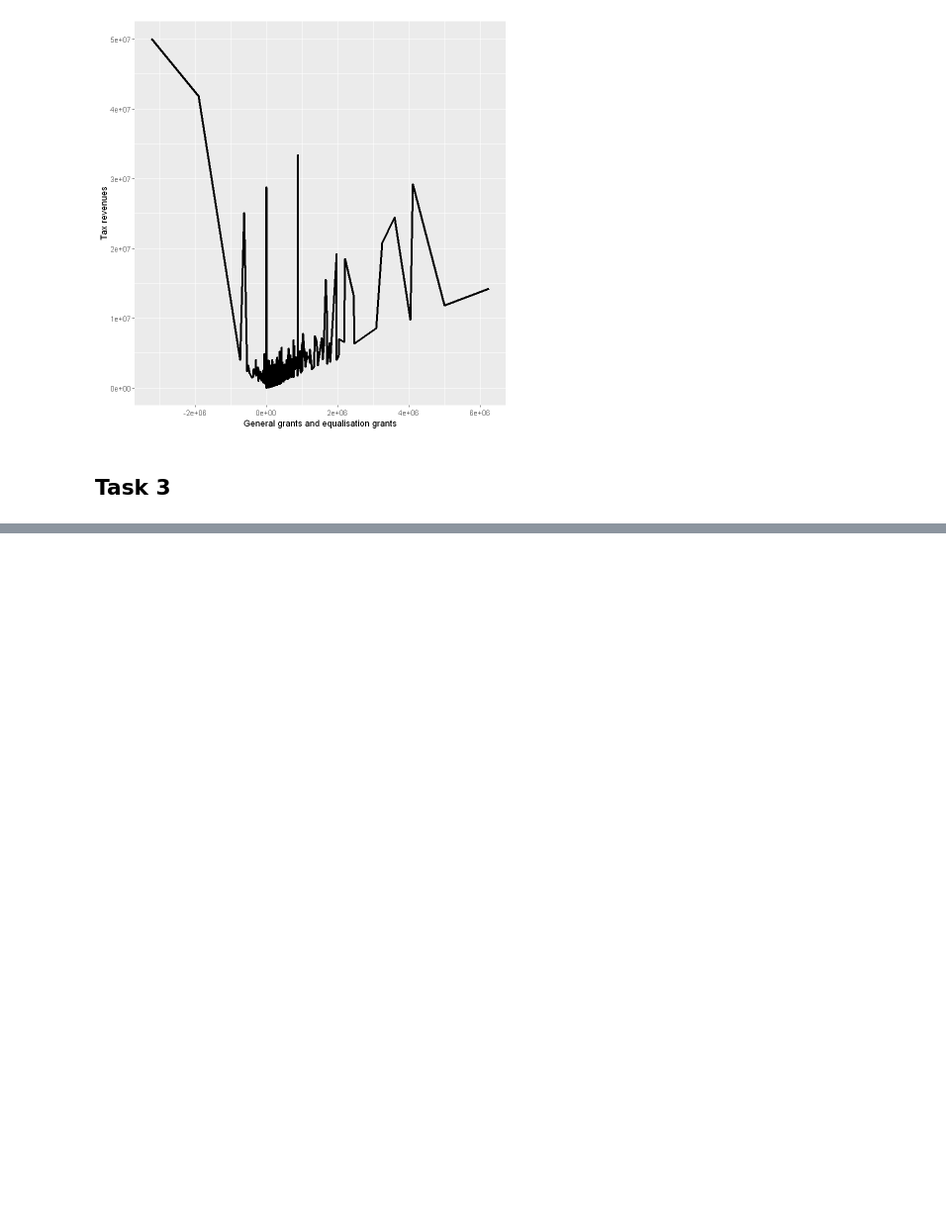
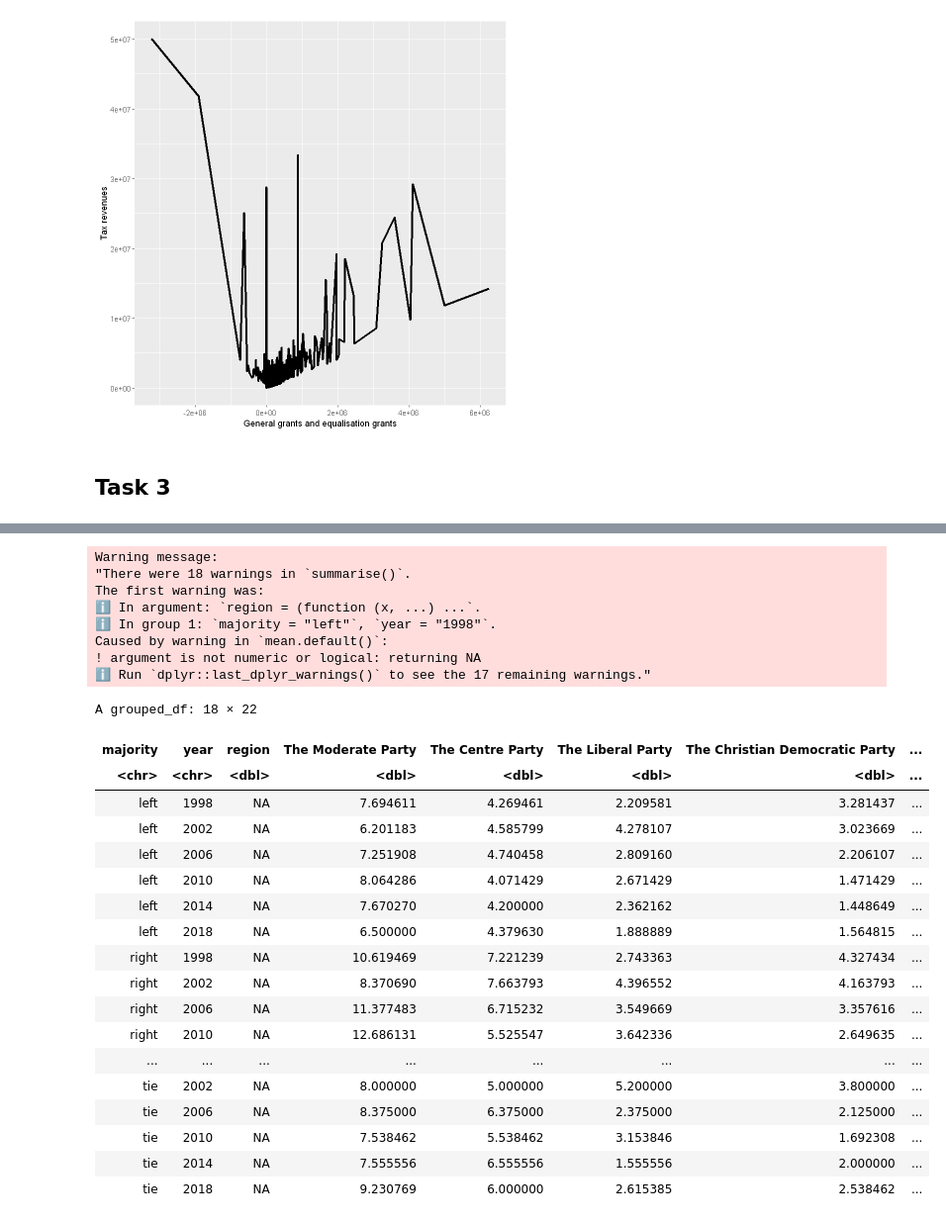
Before and after one commit to Keno-git/DS_assigment1, a Jupyter notebook: Assignment_2/Assignment_2.ipynb, the cells around one changed output, grey strips where cells are left out. Shown: that part at 99% size. Drawn from its saved outputs; the diff is of its cells as text; code cells hidden in the pictures; blank space fills up the shorter version.

```diff
--- a/Assignment_2/Assignment_2.ipynb
+++ b/Assignment_2/Assignment_2.ipynb
@@ -298,0 +306,33 @@ ggplot(df, aes(x = `General grants and equalisation grants`, y = `Tax revenues`)
+# %%
+df_cop <- df %>%
+    group_by(majority, year) %>%
+    summarize_all(mean)
+df_cop
+# %% [output]
+Warning message:
+"There were 18 warnings in `summarise()`.
+The first warning was:
+ℹ In argument: `region = (function (x, ...) ...`.
+ℹ In group 1: `majority = "left"`, `year = "1998"`.
+Caused by warning in `mean.default()`:
+! argument is not numeric or logical: returning NA
+ℹ Run `dplyr::last_dplyr_warnings()` to see the 17 remaining warnings."
+A grouped_df: 18 × 22
+| majority | year | region | The Moderate Party | The Centre Party | The Liberal Party | The Christian Democratic Party | ... |
+| <chr> | <chr> | <dbl> | <dbl> | <dbl> | <dbl> | <dbl> | ... |
+| left | 1998 | NA | 7.694611 | 4.269461 | 2.209581 | 3.281437 | ... |
+| left | 2002 | NA | 6.201183 | 4.585799 | 4.278107 | 3.023669 | ... |
+| left | 2006 | NA | 7.251908 | 4.740458 | 2.809160 | 2.206107 | ... |
+| left | 2010 | NA | 8.064286 | 4.071429 | 2.671429 | 1.471429 | ... |
+| left | 2014 | NA | 7.670270 | 4.200000 | 2.362162 | 1.448649 | ... |
+| left | 2018 | NA | 6.500000 | 4.379630 | 1.888889 | 1.564815 | ... |
+| right | 1998 | NA | 10.619469 | 7.221239 | 2.743363 | 4.327434 | ... |
+| right | 2002 | NA | 8.370690 | 7.663793 | 4.396552 | 4.163793 | ... |
+| right | 2006 | NA | 11.377483 | 6.715232 | 3.549669 | 3.357616 | ... |
+| right | 2010 | NA | 12.686131 | 5.525547 | 3.642336 | 2.649635 | ... |
+| ... | ... | ... | ... | ... | ... | ... | ... |
+| tie | 2002 | NA | 8.000000 | 5.000000 | 5.200000 | 3.800000 | ... |
+| tie | 2006 | NA | 8.375000 | 6.375000 | 2.375000 | 2.125000 | ... |
+| tie | 2010 | NA | 7.538462 | 5.538462 | 3.153846 | 1.692308 | ... |
+| tie | 2014 | NA | 7.555556 | 6.555556 | 1.555556 | 2.000000 | ... |
+| tie | 2018 | NA | 9.230769 | 6.000000 | 2.615385 | 2.538462 | ... |
```
Also changed, not shown: parts of 5 cells of this notebook.
